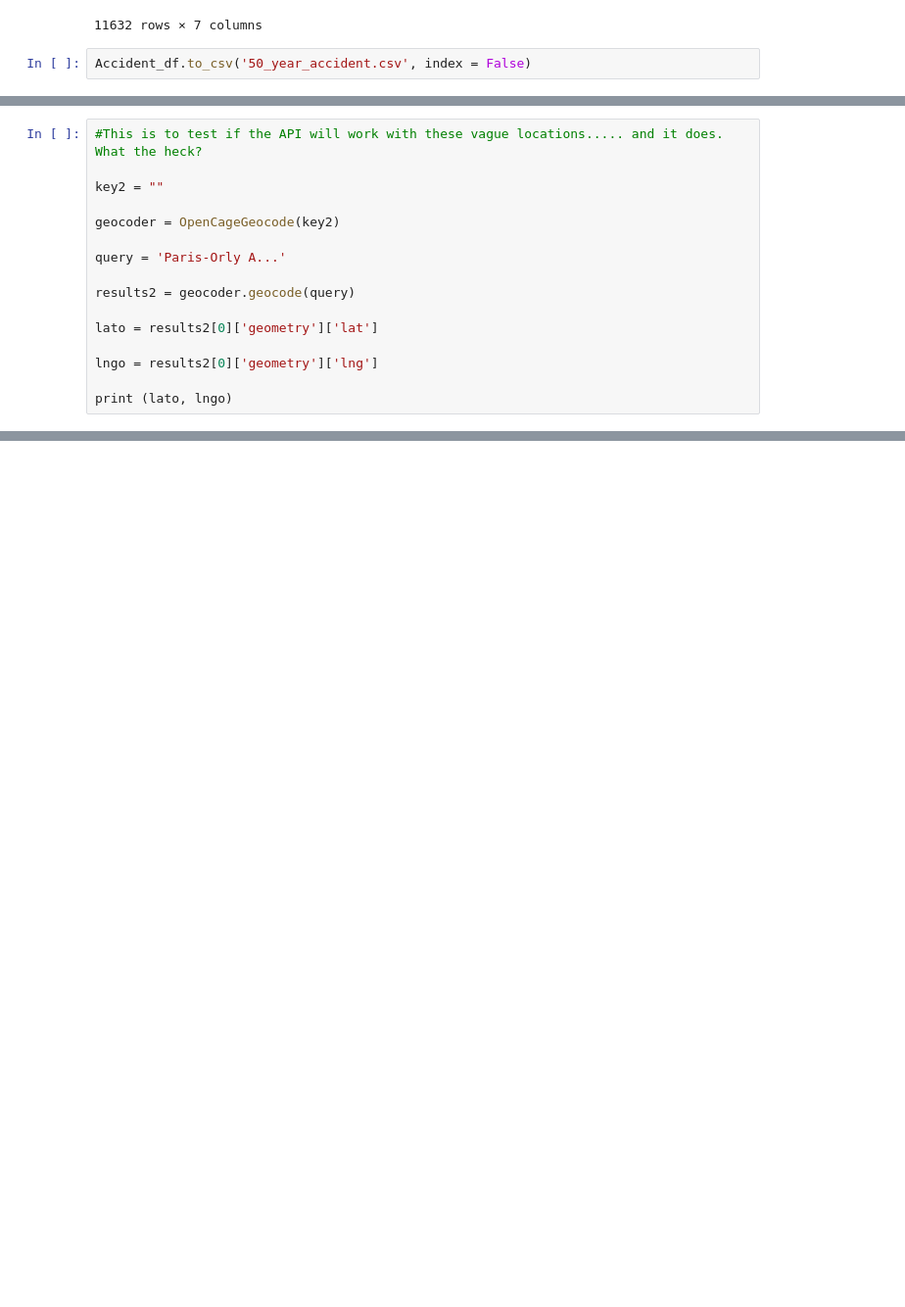
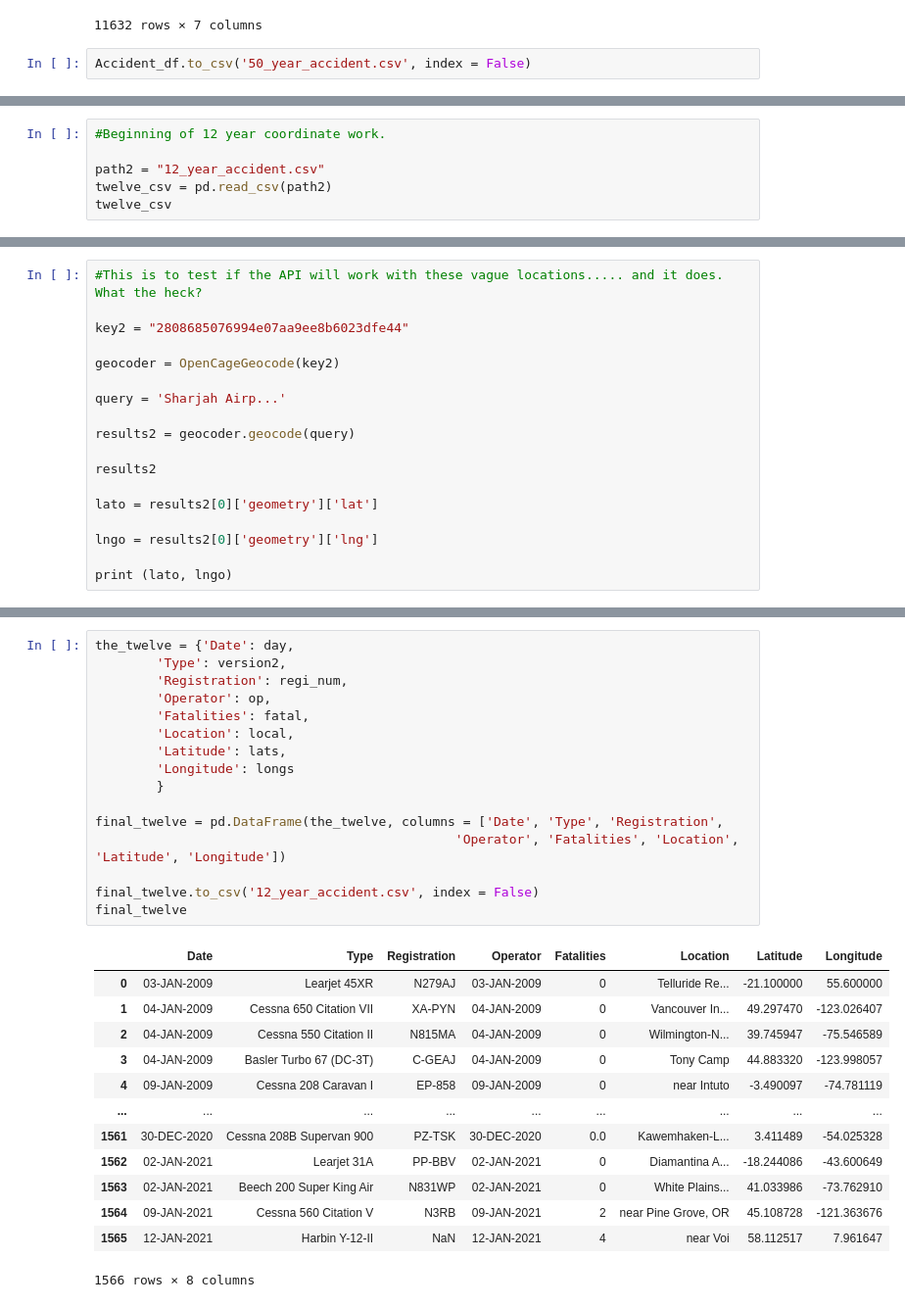
Before and after one commit to rar254/project-2, a Jupyter notebook: Webscraped.ipynb, the cells around one changed output, grey strips where cells are left out. Shown at 98% size. Cells and saved outputs as stored; diff of their text form; blank space fills up the shorter version.

Commit message:
Identified the locations that give coordinates.

```diff
--- a/Webscraped.ipynb
+++ b/Webscraped.ipynb
@@ -216,0 +263,6 @@ mistake_csv
+# %%
+#Beginning of 12 year coordinate work.
+
+path2 = "12_year_accident.csv"
+twelve_csv = pd.read_csv(path2)
+twelve_csv
@@ -217,13 +283,15 @@ mistake_csv
 # %%
 #This is to test if the API will work with these vague locations..... and it does. What the heck?
 
-key2 = ""
+key2 = "2808685076994e07aa9ee8b6023dfe44"
 
 geocoder = OpenCageGeocode(key2)
 
-query = 'Paris-Orly A...'
+query = 'Sharjah Airp...'
 
 results2 = geocoder.geocode(query)
+
+results2
 
 lato = results2[0]['geometry']['lat']
 
@@ -234,0 +355,30 @@ print (lato, lngo)
+# %%
+the_twelve = {'Date': day,
+        'Type': version2,
+        'Registration': regi_num,
+        'Operator': op,
+        'Fatalities': fatal,
+        'Location': local,
+        'Latitude': lats,
+        'Longitude': longs
+        }
+
+final_twelve = pd.DataFrame(the_twelve, columns = ['Date', 'Type', 'Registration',
+                                               'Operator', 'Fatalities', 'Location', 'Latitude', 'Longitude'])
+
+final_twelve.to_csv('12_year_accident.csv', index = False)
+final_twelve
+# %% [output]
+|  | Date | Type | Registration | Operator | Fatalities | Location | Latitude | Longitude |
+| 0 | 03-JAN-2009 | Learjet 45XR | N279AJ | 03-JAN-2009 | 0 | Telluride Re... | -21.100000 | 55.600000 |
+| 1 | 04-JAN-2009 | Cessna 650 Citation VII | XA-PYN | 04-JAN-2009 | 0 | Vancouver In... | 49.297470 | -123.026407 |
+| 2 | 04-JAN-2009 | Cessna 550 Citation II | N815MA | 04-JAN-2009 | 0 | Wilmington-N... | 39.745947 | -75.546589 |
+| 3 | 04-JAN-2009 | Basler Turbo 67 (DC-3T) | C-GEAJ | 04-JAN-2009 | 0 | Tony Camp | 44.883320 | -123.998057 |
+| 4 | 09-JAN-2009 | Cessna 208 Caravan I | EP-858 | 09-JAN-2009 | 0 | near Intuto | -3.490097 | -74.781119 |
+| ... | ... | ... | ... | ... | ... | ... | ... | ... |
+| 1561 | 30-DEC-2020 | Cessna 208B Supervan 900 | PZ-TSK | 30-DEC-2020 | 0.0 | Kawemhaken-L... | 3.411489 | -54.025328 |
+| 1562 | 02-JAN-2021 | Learjet 31A | PP-BBV | 02-JAN-2021 | 0 | Diamantina A... | -18.244086 | -43.600649 |
+| 1563 | 02-JAN-2021 | Beech 200 Super King Air | N831WP | 02-JAN-2021 | 0 | White Plains... | 41.033986 | -73.762910 |
+| 1564 | 09-JAN-2021 | Cessna 560 Citation V | N3RB | 09-JAN-2021 | 2 | near Pine Grove, OR | 45.108728 | -121.363676 |
+| 1565 | 12-JAN-2021 | Harbin Y-12-II | NaN | 12-JAN-2021 | 4 | near Voi | 58.112517 | 7.961647 |
+1566 rows × 8 columns
```
Also changed, not shown: parts of 10 cells of this notebook, 1 other file.
